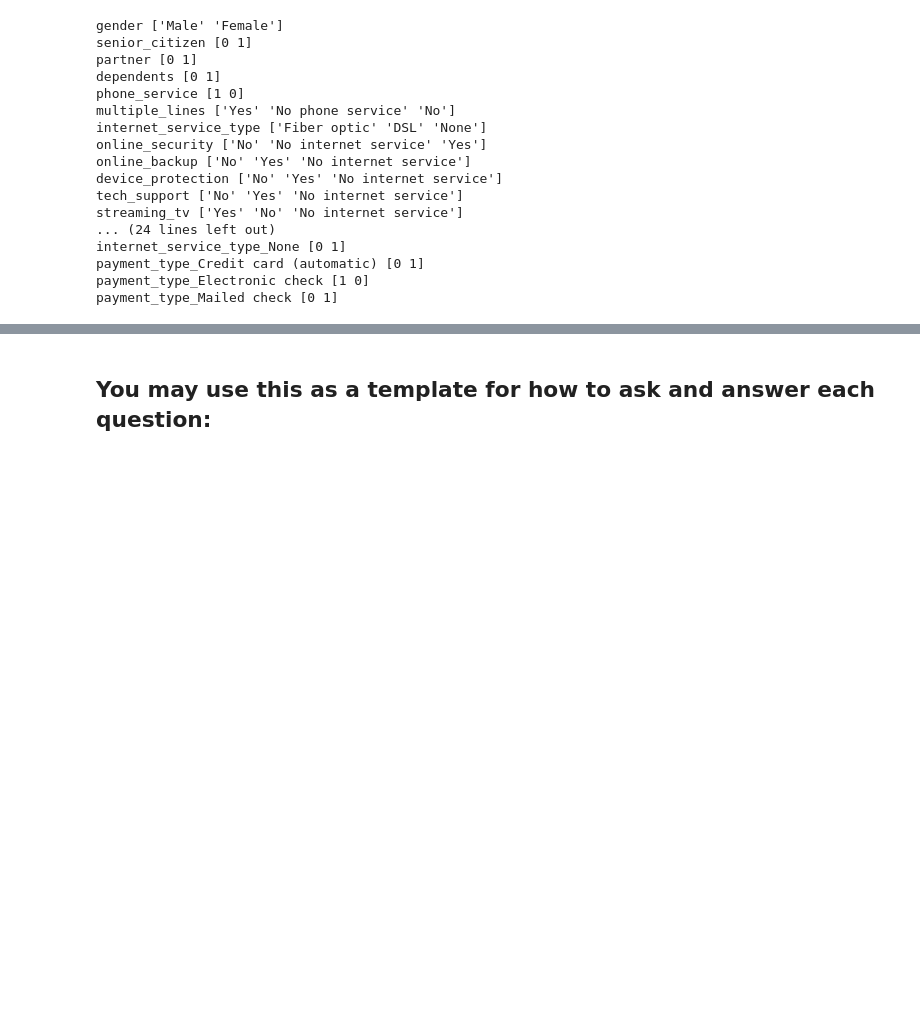
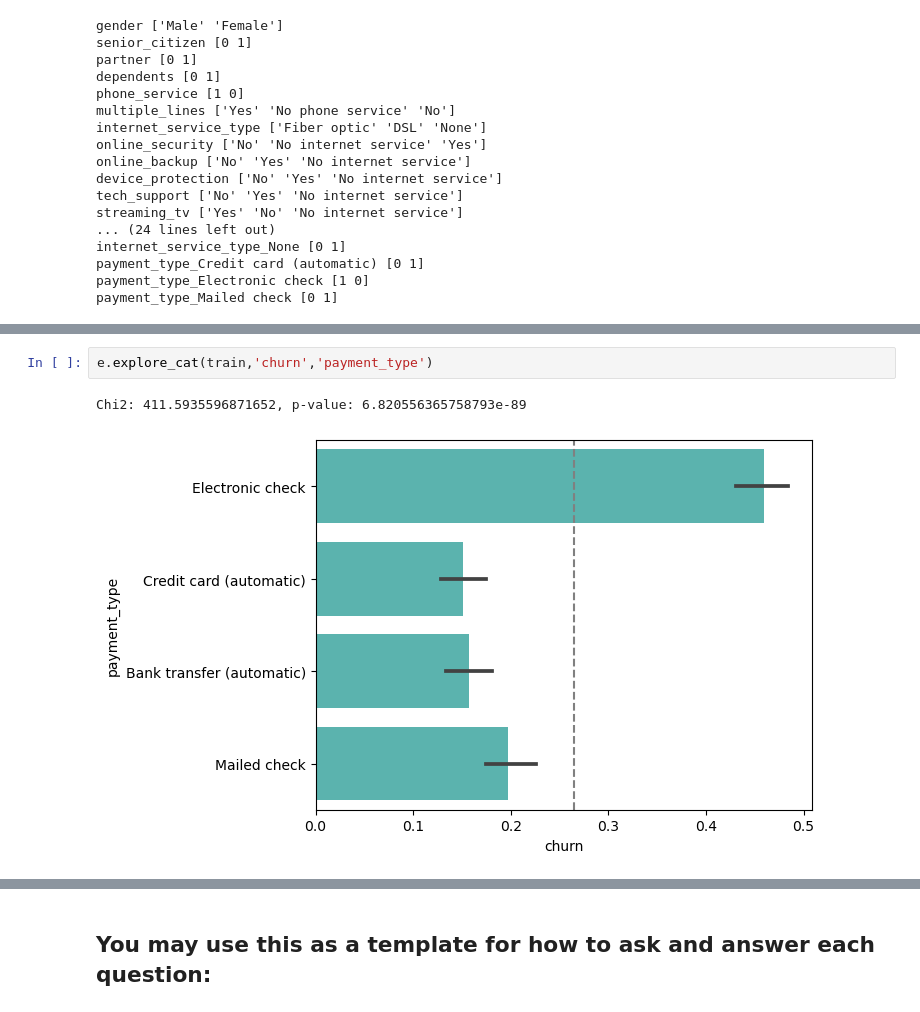
Before and after one commit to tkephart96/project_telco, a Jupyter notebook: telco.ipynb, the cells around one changed output, grey strips where cells are left out. Saved outputs shown, nothing was run; the diff lists cells and outputs as text; blank space fills up the shorter version.

```diff
--- a/telco.ipynb
+++ b/telco.ipynb
@@ -191,0 +278,5 @@ are a great way to explore your data, but they have no place in your final repor
+# %%
+e.explore_cat(train,'churn','payment_type')
+# %% [output]
+Chi2: 411.5935596871652, p-value: 6.820556365758793e-89
+[figure, added]
```
Also changed, not shown: parts of 65 cells of this notebook.
